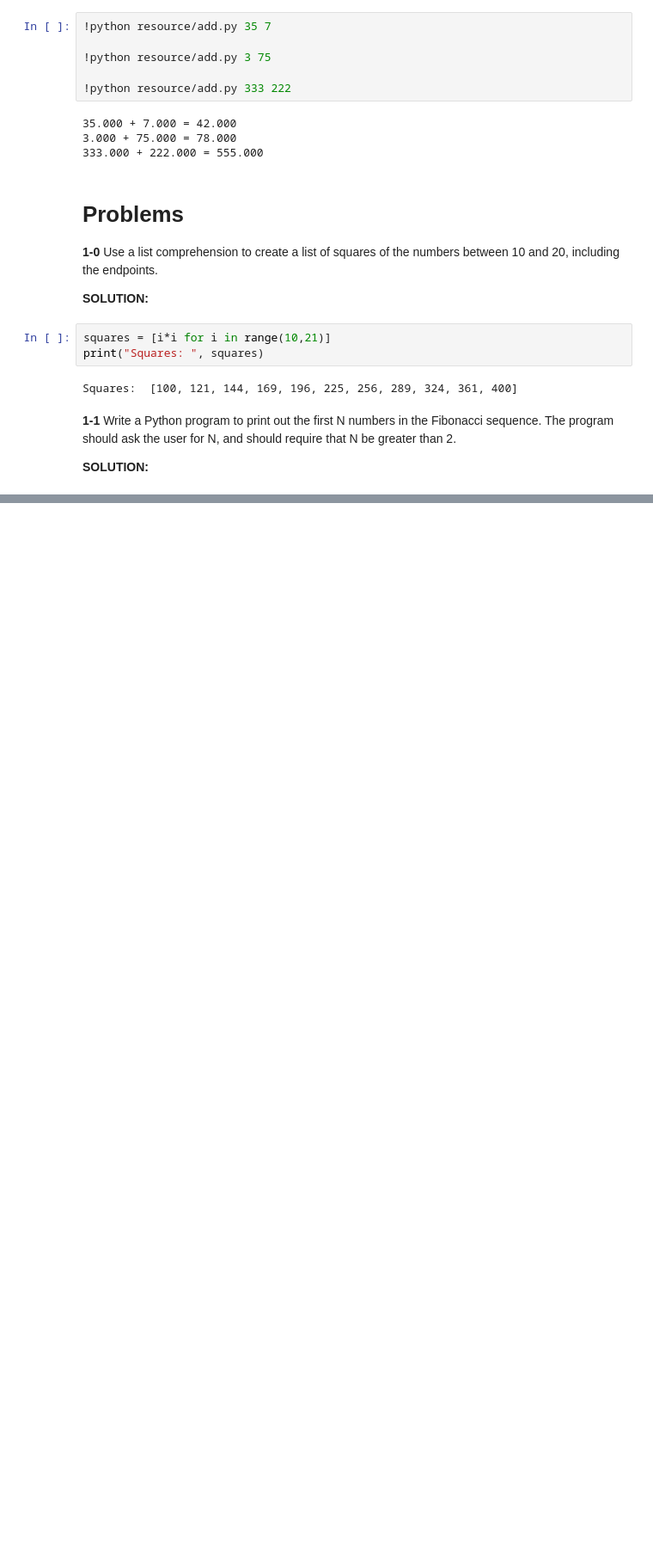
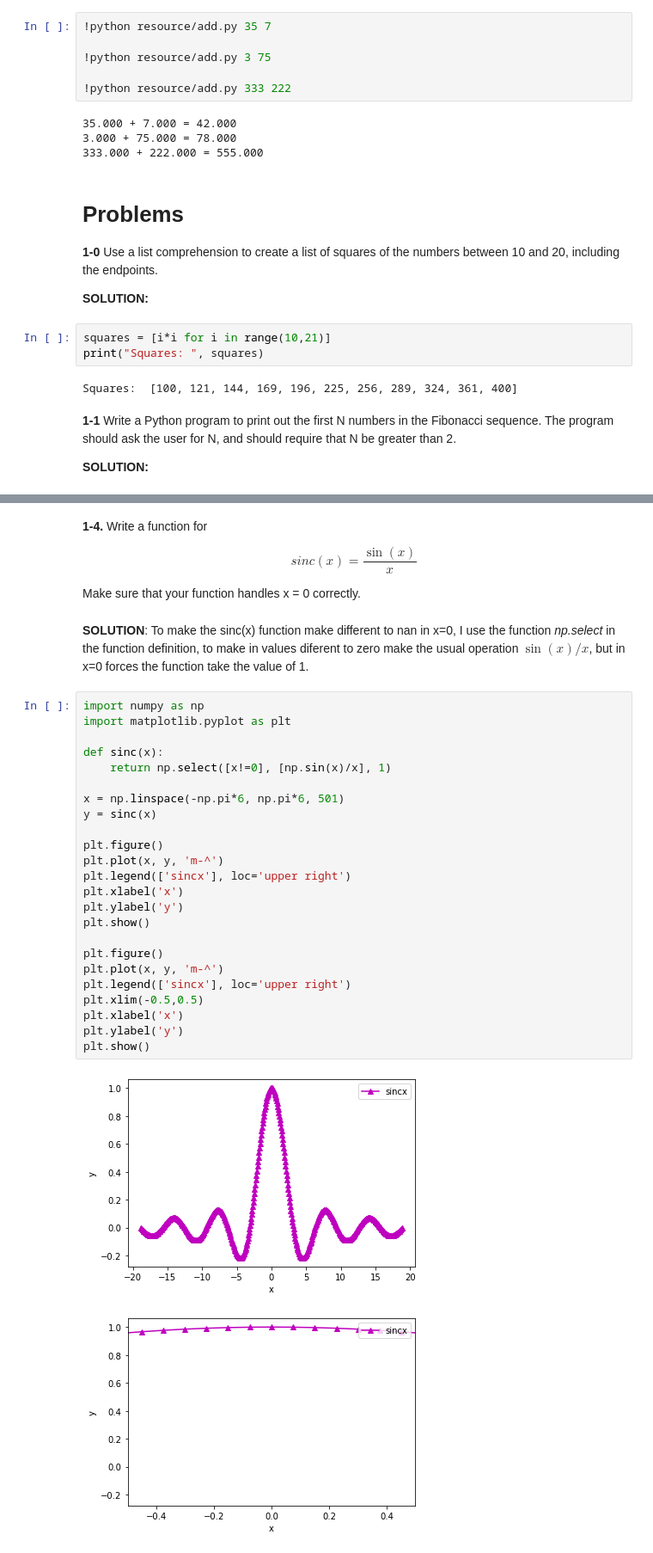
Before and after one commit to HernanVargas595/Solutionary-Computational-Physics-With-Python, a Jupyter notebook: Chapter 1-Python Basics.ipynb, the cells around one changed output, grey strips where cells are left out. Shown at 86% size. Cells and saved outputs as stored; diff of their text form; blank space fills up the shorter version.

```diff
--- a/Chapter 1-Python Basics.ipynb
+++ b/Chapter 1-Python Basics.ipynb
@@ -500,0 +501,35 @@ E9       1    3    1    3.31
+# %% [markdown]
+**1-4.** Write a function for
+
+$$sinc(x)=\frac{\sin(x)}{x}$$
+
+Make sure that your function handles x = 0 correctly.
+# %% [markdown]
+**SOLUTION**: To make the sinc(x) function make different to nan in x=0, I use the function *np.select* in the function definition, to make in values diferent to zero make the usual operation $\sin(x)/x$, but in x=0 forces the function take the value of 1.
+# %%
+import numpy as np
+import matplotlib.pyplot as plt
+
+def sinc(x):
+    return np.select([x!=0], [np.sin(x)/x], 1)
+
+x = np.linspace(-np.pi*6, np.pi*6, 501)
+y = sinc(x)
+
+plt.figure()
+plt.plot(x, y, 'm-^')
+plt.legend(['sincx'], loc='upper right')
+plt.xlabel('x')
+plt.ylabel('y')
+plt.show()
+
+plt.figure()
+plt.plot(x, y, 'm-^')
+plt.legend(['sincx'], loc='upper right')
+plt.xlim(-0.5,0.5)
+plt.xlabel('x')
+plt.ylabel('y')
+plt.show()
+# %% [output]
+[figure, added]
+[figure, added]
```
Also changed, not shown: parts of 21 cells of this notebook, 2 other files.
